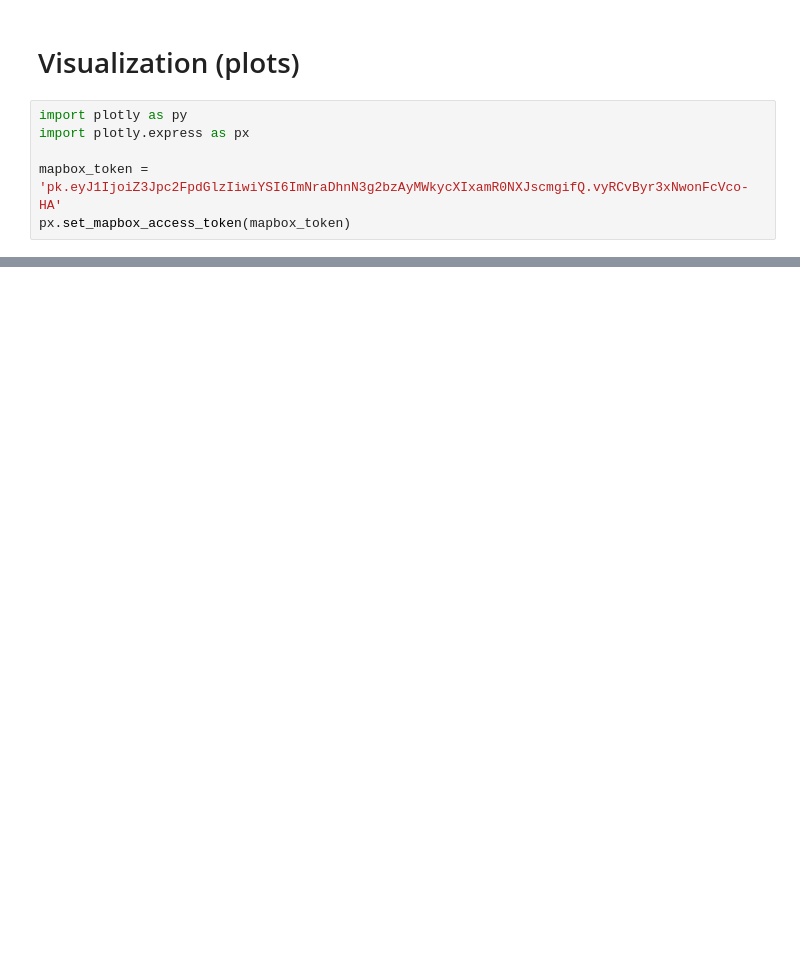
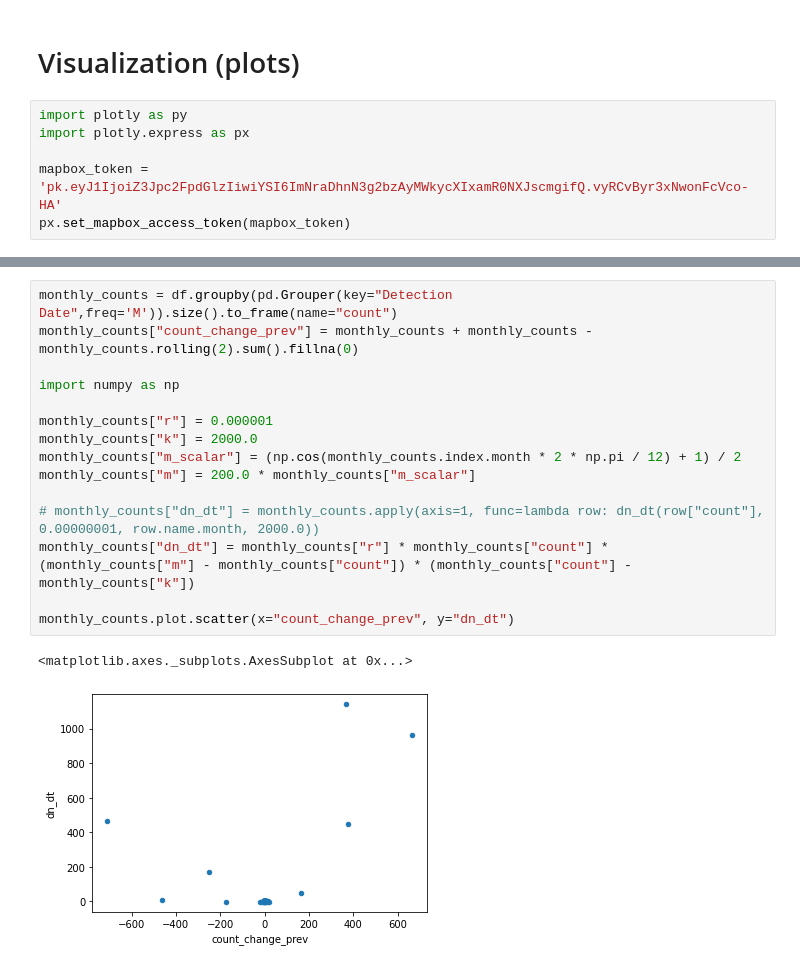
Before and after one commit to grisaitis/MAP5117-final-project, a Jupyter notebook: MAP_5117_Analysis.ipynb, the cells around one changed output, grey strips where cells are left out. Cells and saved outputs as stored; diff of their text form; blank space fills up the shorter version.

```diff
--- a/MAP_5117_Analysis.ipynb
+++ b/MAP_5117_Analysis.ipynb
@@ -107,0 +243,18 @@ ValueError: ignored
+# %%
+monthly_counts = df.groupby(pd.Grouper(key="Detection Date",freq='M')).size().to_frame(name="count")
+monthly_counts["count_change_prev"] = monthly_counts + monthly_counts - monthly_counts.rolling(2).sum().fillna(0)
+
+import numpy as np
+
+monthly_counts["r"] = 0.000001
+monthly_counts["k"] = 2000.0
+monthly_counts["m_scalar"] = (np.cos(monthly_counts.index.month * 2 * np.pi / 12) + 1) / 2
+monthly_counts["m"] = 200.0 * monthly_counts["m_scalar"]
+
+# monthly_counts["dn_dt"] = monthly_counts.apply(axis=1, func=lambda row: dn_dt(row["count"], 0.00000001, row.name.month, 2000.0))
+monthly_counts["dn_dt"] = monthly_counts["r"] * monthly_counts["count"] * (monthly_counts["m"] - monthly_counts["count"]) * (monthly_counts["count"] - monthly_counts["k"])
+
+monthly_counts.plot.scatter(x="count_change_prev", y="dn_dt")
+# %% [output]
+<matplotlib.axes._subplots.AxesSubplot at 0x...>
+[figure, added]
```
Also changed, not shown: parts of 28 cells of this notebook.
